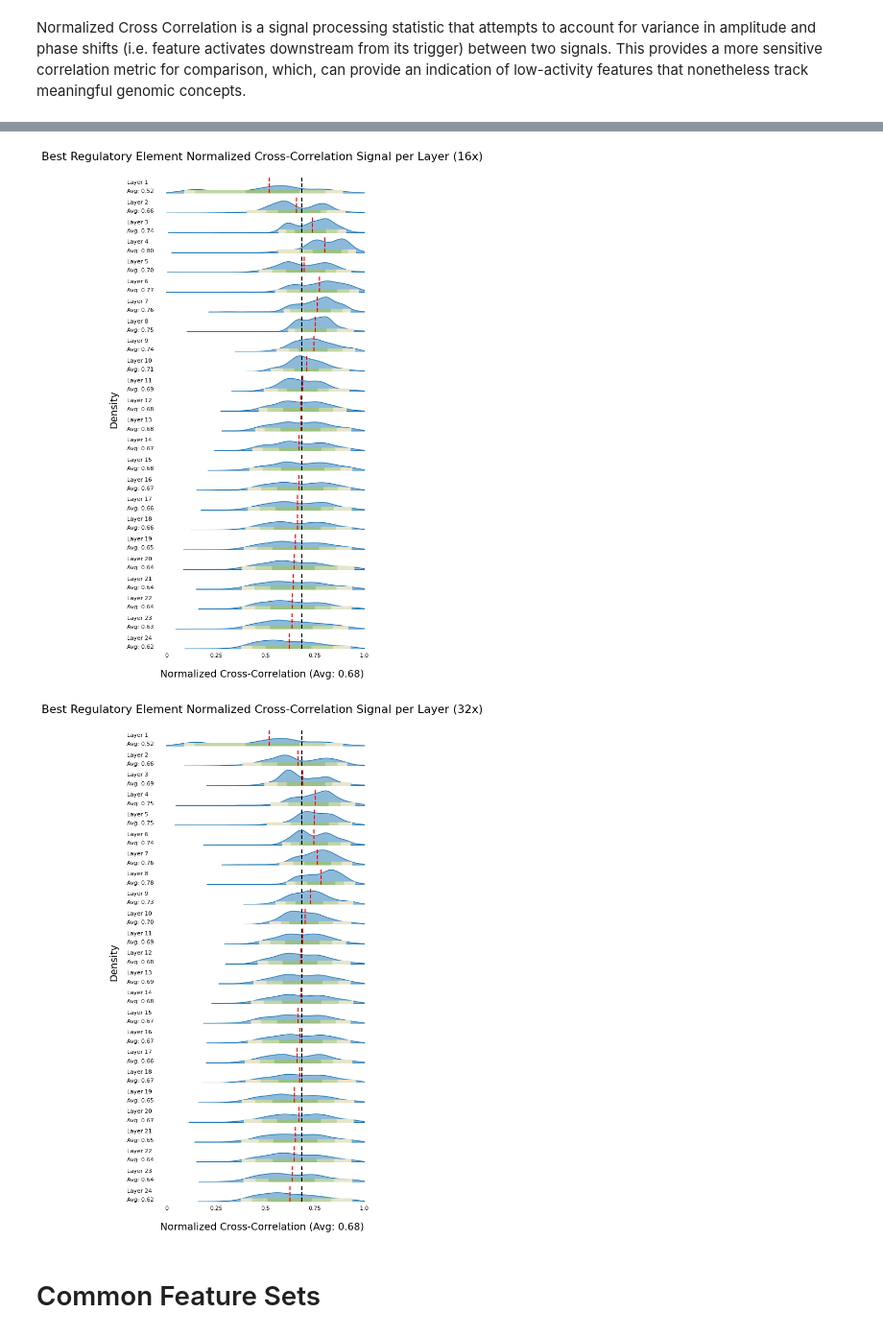
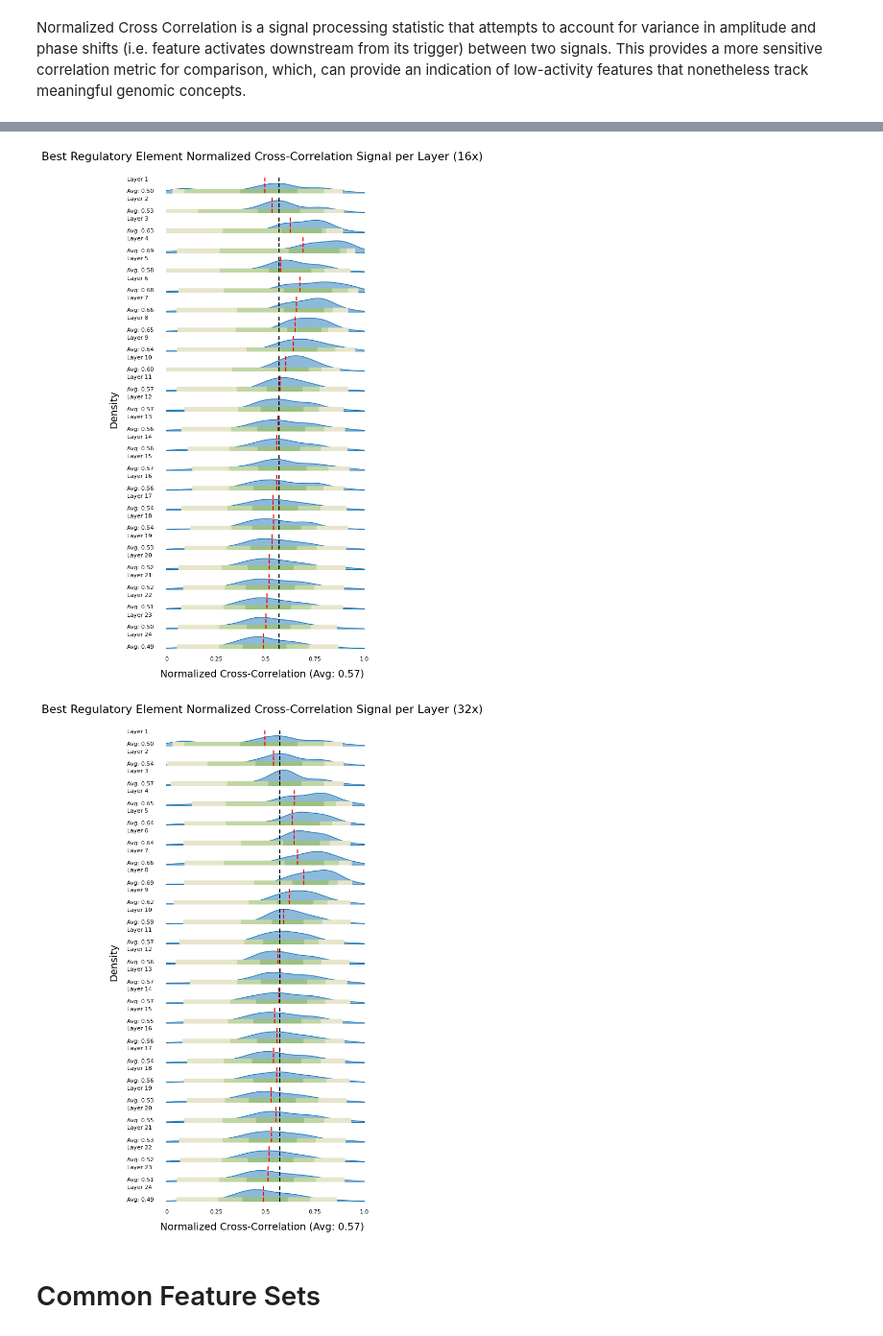
Before and after one commit to ek775/Hidden-State-Genomics, a Jupyter notebook: annotations.ipynb, the cells around one changed output, grey strips where cells are left out. Shown at 96% size. Drawn from its saved outputs; the diff is of its cells as text; code cells hidden in the pictures.

```diff
--- a/annotations.ipynb
+++ b/annotations.ipynb
@@ -336,7 +336,7 @@ for layer in directory["ef8"]:
     blob = bucket.blob(f"regelannotations/ef8/{layer}")
     csv_file = blob.open("r")
     df = pd.read_csv(csv_file)
-    ridgeline_data.append(df["f1_avglag(normxcorr)"])
+    ridgeline_data.append(df["nxf1_mean"])
 
 
 # global mean
@@ -428,7 +428,7 @@ for layer in directory["ef16"]:
     blob = bucket.blob(f"regelannotations/ef16/{layer}")
     csv_file = blob.open("r")
     df = pd.read_csv(csv_file)
-    ridgeline_data.append(df["f1_avglag(normxcorr)"])
+    ridgeline_data.append(df["nxf1_mean"])
 
 
 # global mean
@@ -512,7 +512,7 @@ for i, data in enumerate(ridgeline_data):
 
 plt.show()
 # %% [output]
-[figure, old version]
+[figure, new version]
 # %%
 # ef32
 ridgeline_data = []
@@ -520,7 +520,7 @@ for layer in directory["ef32"]:
     blob = bucket.blob(f"regelannotations/ef32/{layer}")
     csv_file = blob.open("r")
     df = pd.read_csv(csv_file)
-    ridgeline_data.append(df["f1_avglag(normxcorr)"])
+    ridgeline_data.append(df["nxf1_mean"])
 
 
 # global mean
@@ -577,34 +577,34 @@ for i, data in enumerate(ridgeline_data):
     # quantiles
     quantiles = np.percentile(data, [2.5, 10, 25, 75, 90, 97.5])
     quantiles = quantiles.tolist()
 
     # fill space between each pair of quantiles
     for j in range(len(quantiles) - 1):
         axs[i].fill_between(
             [quantiles[j], # lower bound
              quantiles[j+1]], # upper bound
             0, # max y=0
             0.8, # max y=0.8
             color=colors[j]
         )
 
     # x axis scale for last ax
     if i == 23:
         values = [0, 0.25, 0.5, 0.75, 1.0]
         for value in values:
             axs[i].text(
                 value, -2.5,
                 f'{value}',
                 ha='center',
                 fontsize=8
             )
 
     axs[i].set_xlim(0, 1)
     axs[i].set_axis_off()
 
 plt.show()
 # %% [output]
-[figure, old version]
+[figure, new version]
 # %% [markdown]
 # Common Feature Sets
 # %% [markdown]
```
Also changed, not shown: parts of 10 cells of this notebook.
